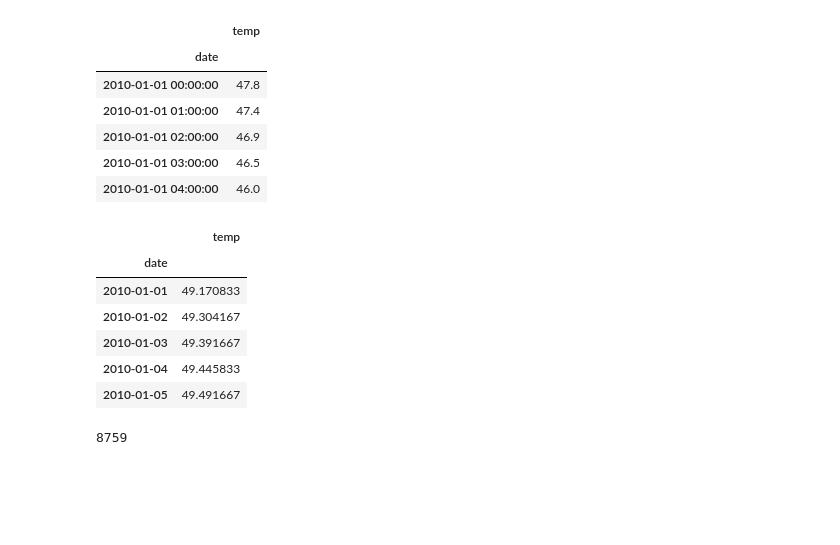
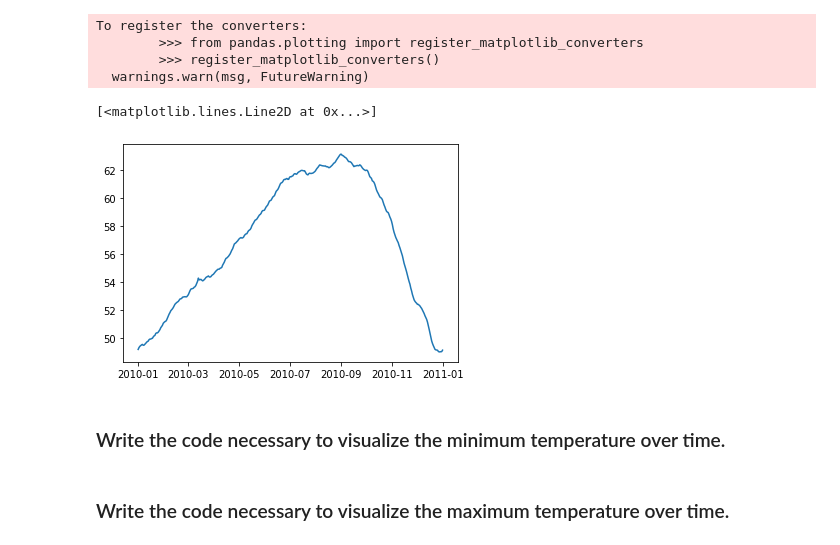
Before and after one commit to flambuth/PYTHON, a Jupyter notebook: pandas-time-series.ipynb, the cells around one changed output. Cells and saved outputs as stored; diff of their text form; code cells hidden in the pictures; blank space fills up the shorter version.

```diff
--- a/pandas-time-series.ipynb
+++ b/pandas-time-series.ipynb
@@ -15,30 +11,17 @@ temps = data.sf_temps()
 # %%
 temp_series = temps.set_index('date')
-# %%
-temp_series.head()
-# %% [output]
-|  | temp |
-| date |  |
-| 2010-01-01 00:00:00 | 47.8 |
-| 2010-01-01 01:00:00 | 47.4 |
-| 2010-01-01 02:00:00 | 46.9 |
-| 2010-01-01 03:00:00 | 46.5 |
-| 2010-01-01 04:00:00 | 46.0 |
 # %%
 #Resampling with 'd' picks the [agg] of each day as the sampling point. 'Mean' is the aggregration made for
 #each day.
 daily_temp_avgs = temp_series.resample('d').agg('mean')
-# %%
-daily_temp_avgs.head()
-# %% [output]
-|  | temp |
-| date |  |
-| 2010-01-01 | 49.170833 |
-| 2010-01-02 | 49.304167 |
-| 2010-01-03 | 49.391667 |
-| 2010-01-04 | 49.445833 |
-| 2010-01-05 | 49.491667 |
-# %%
-len(temp_series)
-# %% [output]
-8759
+# %%
+plt.plot(daily_temp_avgs)
+# %% [output]
+To register the converters:
+        >>> from pandas.plotting import register_matplotlib_converters
+        >>> register_matplotlib_converters()
+  warnings.warn(msg, FutureWarning)
+[<matplotlib.lines.Line2D at 0x...>]
+[figure, added]
+# %% [markdown]
+###    Write the code necessary to visualize the minimum temperature over time.
@@ -44,0 +35,2 @@ len(temp_series)
+# %% [markdown]
+###    Write the code necessary to visualize the maximum temperature over time.
```
Also changed, not shown: parts of 99 cells of this notebook, 5 other files.
